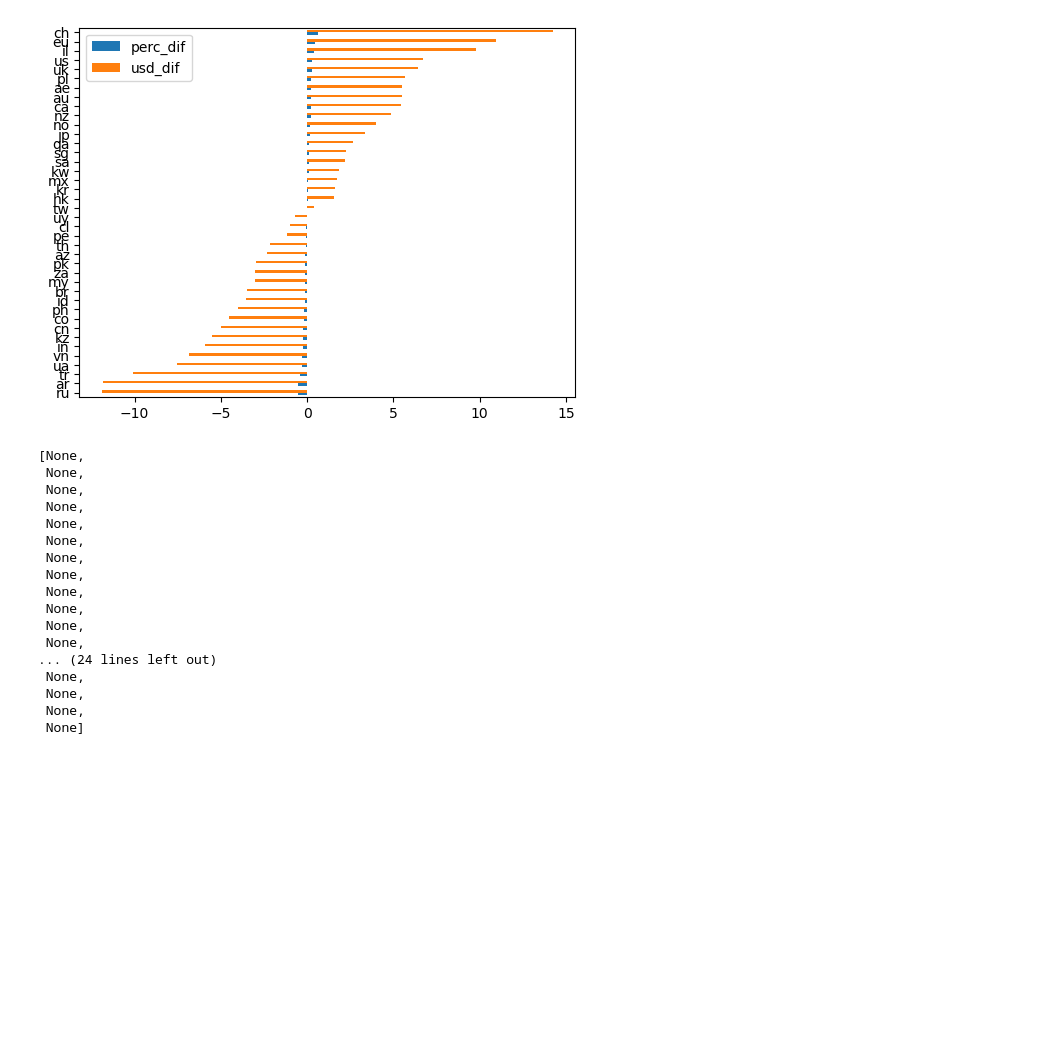
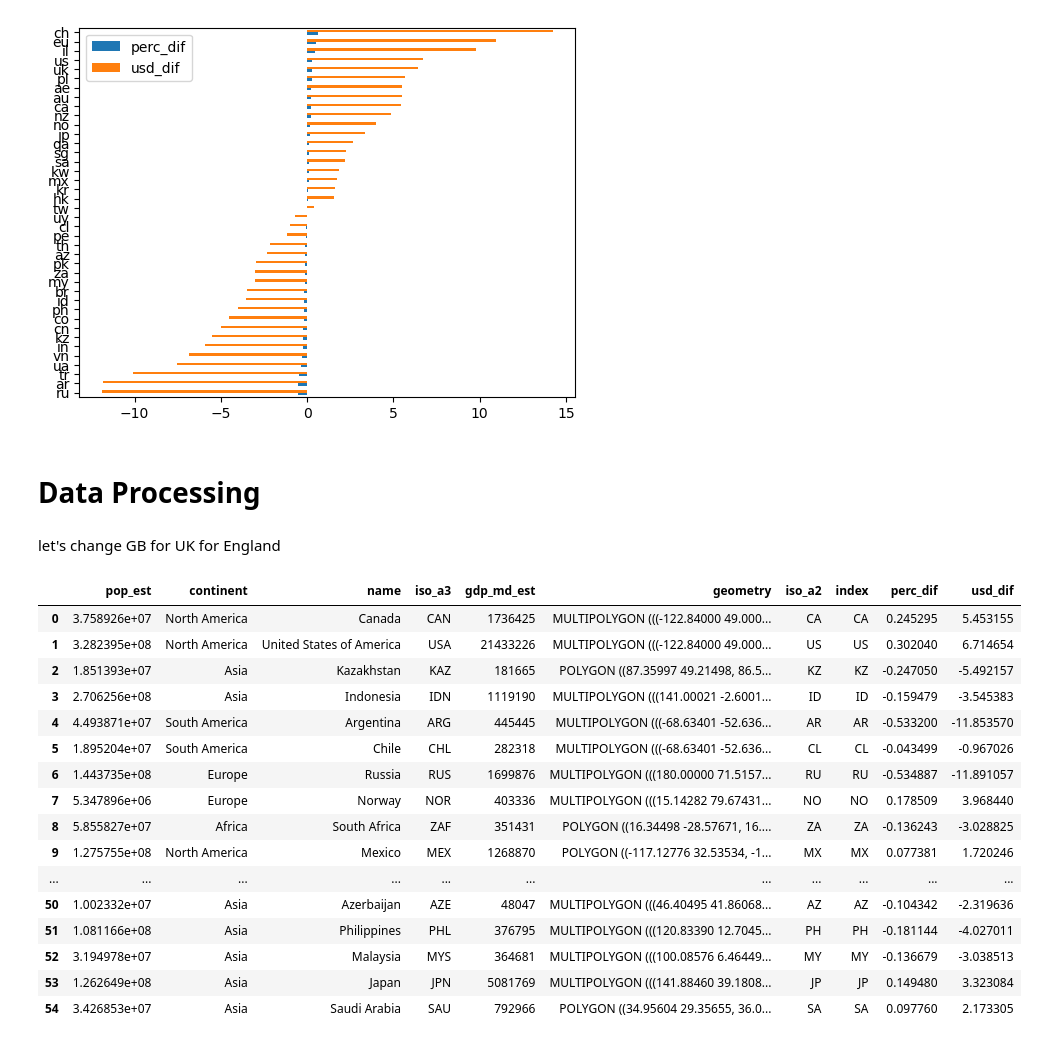
Before and after one commit to edseldim/steam_prices_data_engineering, a Jupyter notebook: Notebooks/data_visualization_steam_prices.ipynb, the cells around one changed output. Saved outputs shown, nothing was run; the diff lists cells and outputs as text; code cells hidden in the pictures; blank space fills up the shorter version.

```diff
--- a/Notebooks/data_visualization_steam_prices.ipynb
+++ b/Notebooks/data_visualization_steam_prices.ipynb
@@ -31,3 +9,2 @@ Successfully installed coverage-7.2.3 pprintpp-0.4.0 pycountry-convert-0.7.2 pyt
 # %%
-df_games_prices = pd.read_excel("../Data/list_1_processed.xlsx", index_col="Unnamed: 0")
-df_games_prices += 1
+df_games_prices = pd.read_excel("../Data/list_1_processed_old.xlsx", index_col="Unnamed: 0")
@@ -74,31 +53,5 @@ world_prices_df.sort_values(by="usd_dif").plot(kind="barh")
 # %% [output]
 <AxesSubplot:>
 [figure]
-# %%
-import pycountry
-
-def map_currency_to_iso(currency):
-    for country in pycountry.countries:
-        if hasattr(country, 'currency') and country.currency == currency:
-            return country.alpha_2
-    return None
-
-[map_currency_to_iso(currency) for currency in world_prices_df.index.tolist()]
-# %% [output]
-[None,
- None,
- None,
- None,
- None,
- None,
- None,
- None,
- None,
- None,
- None,
- None,
-... (24 lines left out)
- None,
- None,
- None,
- None]
+# %% [markdown]
+# Data Processing
@@ -104,0 +60,2 @@ def map_currency_to_iso(currency):
+# %% [markdown]
+let's change GB for UK for England
@@ -104,0 +65,43 @@ def map_currency_to_iso(currency):
+# %%
+world = gpd.read_file(gpd.datasets.get_path('naturalearth_lowres'))
+
+# create a lookup table to map iso_2_codes and iso_3_codes
+iso_lookup = pd.read_csv('https://raw.githubusercontent.com/lukes/ISO-3166-Countries-with-Regional-Codes/master/all/all.csv', usecols=['alpha-3', 'alpha-2'])
+iso_lookup = iso_lookup.set_index('alpha-3')
+
+# add a new column with iso_a2 codes to the world GeoDataFrame
+world['iso_a2'] = world['iso_a3'].apply(lambda x: iso_lookup.loc[x]['alpha-2'] if x in iso_lookup.index else None)
+
+# obtain countries with euro as their currency
+european_countries_iso_codes = world[world["continent"] == "Europe"]["iso_a2"]
+euro_countries = []
+for i,country_iso_code in european_countries_iso_codes.items():
+    if country_iso_code:
+        euro_country = get_territory_currencies(country_iso_code)
+        if euro_country[0].lower() == "eur":
+            euro_countries.append(country_iso_code.lower())
+
+# change euro countries' iso_2 code to EU so that they can be joined with the world_prices_df
+world["iso_a2"] = world["iso_a2"][~world["iso_a2"].isna()].apply(lambda country_code: "EU" if country_code.lower() in euro_countries else country_code)
+
+world_prices_df["index"] = world_prices_df["index"].str.upper()
+merged = world.merge(world_prices_df, left_on='iso_a2', right_on='index')
+merged
+# %% [output]
+|  | pop_est | continent | name | iso_a3 | gdp_md_est | geometry | iso_a2 | index | perc_dif | usd_dif |
+| 0 | 3.758926e+07 | North America | Canada | CAN | 1736425 | MULTIPOLYGON (((-122.84000 49.000... | CA | CA | 0.245295 | 5.453155 |
+| 1 | 3.282395e+08 | North America | United States of America | USA | 21433226 | MULTIPOLYGON (((-122.84000 49.000... | US | US | 0.302040 | 6.714654 |
+| 2 | 1.851393e+07 | Asia | Kazakhstan | KAZ | 181665 | POLYGON ((87.35997 49.21498, 86.5... | KZ | KZ | -0.247050 | -5.492157 |
+| 3 | 2.706256e+08 | Asia | Indonesia | IDN | 1119190 | MULTIPOLYGON (((141.00021 -2.6001... | ID | ID | -0.159479 | -3.545383 |
+| 4 | 4.493871e+07 | South America | Argentina | ARG | 445445 | MULTIPOLYGON (((-68.63401 -52.636... | AR | AR | -0.533200 | -11.853570 |
+| 5 | 1.895204e+07 | South America | Chile | CHL | 282318 | MULTIPOLYGON (((-68.63401 -52.636... | CL | CL | -0.043499 | -0.967026 |
+| 6 | 1.443735e+08 | Europe | Russia | RUS | 1699876 | MULTIPOLYGON (((180.00000 71.5157... | RU | RU | -0.534887 | -11.891057 |
+| 7 | 5.347896e+06 | Europe | Norway | NOR | 403336 | MULTIPOLYGON (((15.14282 79.67431... | NO | NO | 0.178509 | 3.968440 |
+| 8 | 5.855827e+07 | Africa | South Africa | ZAF | 351431 | POLYGON ((16.34498 -28.57671, 16.... | ZA | ZA | -0.136243 | -3.028825 |
+| 9 | 1.275755e+08 | North America | Mexico | MEX | 1268870 | POLYGON ((-117.12776 32.53534, -1... | MX | MX | 0.077381 | 1.720246 |
+| ... | ... | ... | ... | ... | ... | ... | ... | ... | ... | ... |
+| 50 | 1.002332e+07 | Asia | Azerbaijan | AZE | 48047 | MULTIPOLYGON (((46.40495 41.86068... | AZ | AZ | -0.104342 | -2.319636 |
+| 51 | 1.081166e+08 | Asia | Philippines | PHL | 376795 | MULTIPOLYGON (((120.83390 12.7045... | PH | PH | -0.181144 | -4.027011 |
+| 52 | 3.194978e+07 | Asia | Malaysia | MYS | 364681 | MULTIPOLYGON (((100.08576 6.46449... | MY | MY | -0.136679 | -3.038513 |
+| 53 | 1.262649e+08 | Asia | Japan | JPN | 5081769 | MULTIPOLYGON (((141.88460 39.1808... | JP | JP | 0.149480 | 3.323084 |
+| 54 | 3.426853e+07 | Asia | Saudi Arabia | SAU | 792966 | POLYGON ((34.95604 29.35655, 36.0... | SA | SA | 0.097760 | 2.173305 |
```
Also changed, not shown: parts of 15 cells of this notebook.
